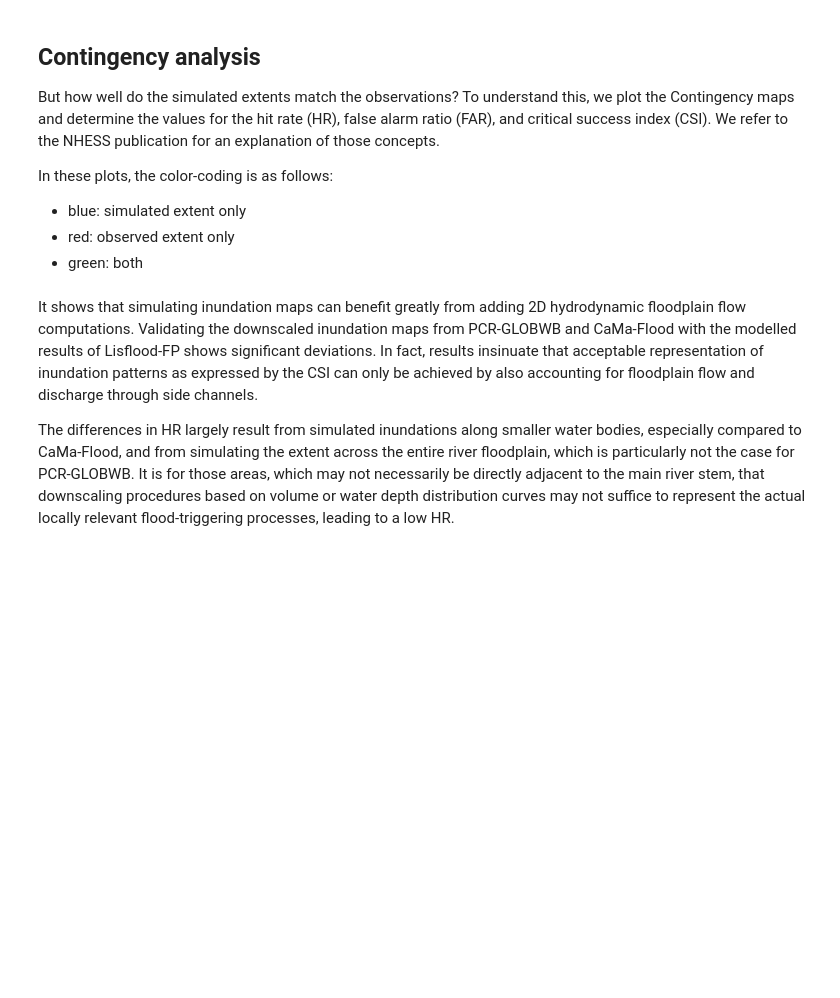
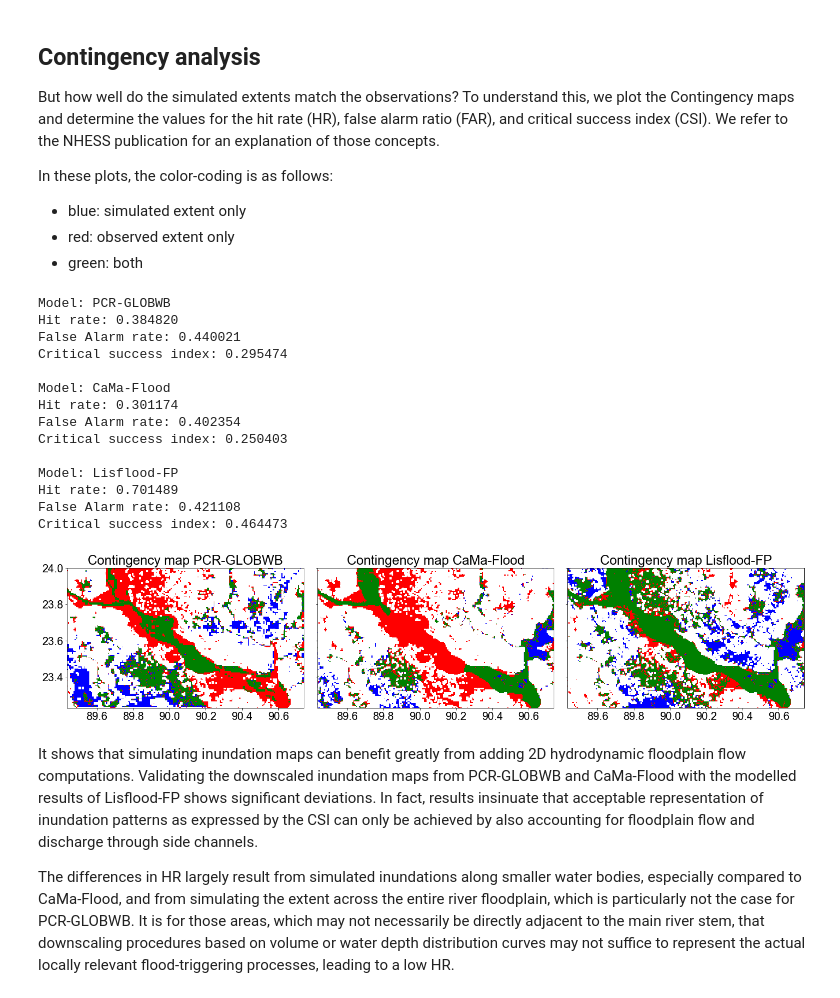
Before and after one commit to JannisHoch/floodImpact, a Jupyter notebook: analysis.ipynb, the cells around one changed output. Saved outputs shown, nothing was run; the diff lists cells and outputs as text; code cells hidden in the pictures; blank space fills up the shorter version.

```diff
--- a/analysis.ipynb
+++ b/analysis.ipynb
@@ -165,35 +139,47 @@ In these plots, the color-coding is as follows:
 # %%
 cmap = colors.ListedColormap(['blue', 'red', 'green'])
 bounds=[0.5, 1.5, 2.5, 3.5]
 norm = colors.BoundaryNorm(bounds, cmap.N)
 
 fig, axes = plt.subplots(1, 3, figsize=(20,10), sharey=True)
 
-i=0
-
-for key in flood_maps.keys():
+for key, ax in zip(flood_maps.keys(), axes):
 
     hr, far, csi, cont_arr = contingency(OBS_d, flood_maps[key], 0.5, 0.)
 
     plot_image = np.ma.masked_where(cont_arr==0, cont_arr)
 
-    img = axes[i].imshow(plot_image, cmap=cmap, vmin=1., vmax=3., extent=(OBS_d.bounds[0], OBS_d.bounds[2], OBS_d.bounds[1], OBS_d.bounds[3]))
+    img = ax.imshow(plot_image, cmap=cmap, vmin=1., vmax=3., extent=(OBS_d.bounds[0], OBS_d.bounds[2], OBS_d.bounds[1], OBS_d.bounds[3]))
 
-    axes[i].set_title('Contingency map {:s}'.format(key))
+    ax.set_title('Contingency map {:s}'.format(key))
 
 #     cbar = plt.colorbar(img, cmap=cmap, norm=norm, boundaries=bounds, ticks=[1, 2, 3], orientation='vertical')
-
-    i += 1
 
     print('Model: {:s}'.format(key))
     print('Hit rate: {:f}'.format(hr))
     print('False Alarm rate: {:f}'.format(far))
     print('Critical success index: {:f}'.format(csi))
     print('')
 
 plt.savefig('out/contingency_maps.png', dpi=300)
 
 plt.tight_layout()
+# %% [output]
+Model: PCR-GLOBWB
+Hit rate: 0.384820
+False Alarm rate: 0.440021
+Critical success index: 0.295474
+
+Model: CaMa-Flood
+Hit rate: 0.301174
+False Alarm rate: 0.402354
+Critical success index: 0.250403
+
+Model: Lisflood-FP
+Hit rate: 0.701489
+False Alarm rate: 0.421108
+Critical success index: 0.464473
+[figure, added]
 # %% [markdown]
 It shows that simulating inundation maps can benefit greatly from adding 2D hydrodynamic floodplain flow computations. Validating the downscaled inundation maps from PCR-GLOBWB and CaMa-Flood with the modelled results of Lisflood-FP shows significant deviations. In fact, results insinuate that acceptable representation of inundation patterns as expressed by the CSI can only be achieved by also accounting for floodplain flow and discharge through side channels.
 
```
Also changed, not shown: parts of 28 cells of this notebook.
